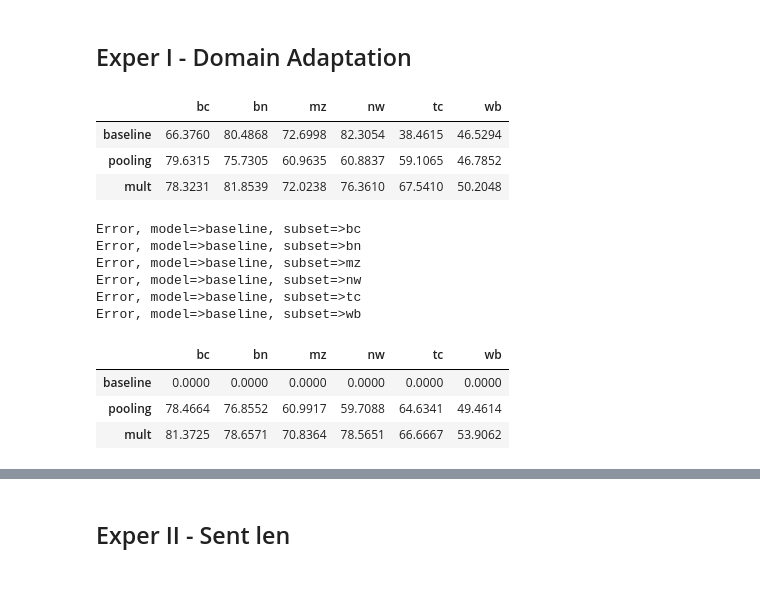
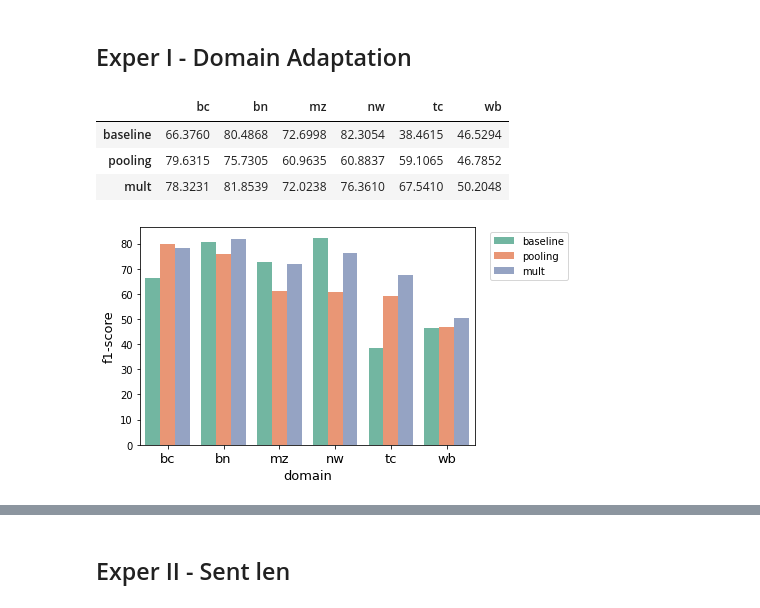
Before and after one commit to ixiaopan/NER_Tagger, a Jupyter notebook: corpus_profile.ipynb, the cells around one changed output, grey strips where cells are left out. Drawn from its saved outputs; the diff is of its cells as text; code cells hidden in the pictures.

```diff
--- a/corpus_profile.ipynb
+++ b/corpus_profile.ipynb
@@ -21,26 +21,12 @@ model_types = [ 'baseline', 'pooling', 'mult' ]
 # %% [markdown]
 ## Exper I - Domain Adaptation
 # %%
-# plot_domain_f1_score(version=1)
+plot_domain_f1_score(version=0)
 
-get_domain_f1_score(version=1)
+get_domain_f1_score(version=0)
 # %% [output]
 |  | bc | bn | mz | nw | tc | wb |
 | baseline | 66.3760 | 80.4868 | 72.6998 | 82.3054 | 38.4615 | 46.5294 |
 | pooling | 79.6315 | 75.7305 | 60.9635 | 60.8837 | 59.1065 | 46.7852 |
 | mult | 78.3231 | 81.8539 | 72.0238 | 76.3610 | 67.5410 | 50.2048 |
+[figure, added]
-# %%
-# plot_domain_f1_score(version=2)
-
-get_domain_f1_score(version=2)
-# %% [output]
-Error, model=>baseline, subset=>bc
-Error, model=>baseline, subset=>bn
-Error, model=>baseline, subset=>mz
-Error, model=>baseline, subset=>nw
-Error, model=>baseline, subset=>tc
-Error, model=>baseline, subset=>wb
-|  | bc | bn | mz | nw | tc | wb |
-| baseline | 0.0000 | 0.0000 | 0.0000 | 0.0000 | 0.0000 | 0.0000 |
-| pooling | 78.4664 | 76.8552 | 60.9917 | 59.7088 | 64.6341 | 49.4614 |
-| mult | 81.3725 | 78.6571 | 70.8364 | 78.5651 | 66.6667 | 53.9062 |
```
Also changed, not shown: parts of 59 cells of this notebook, 7 other files.
